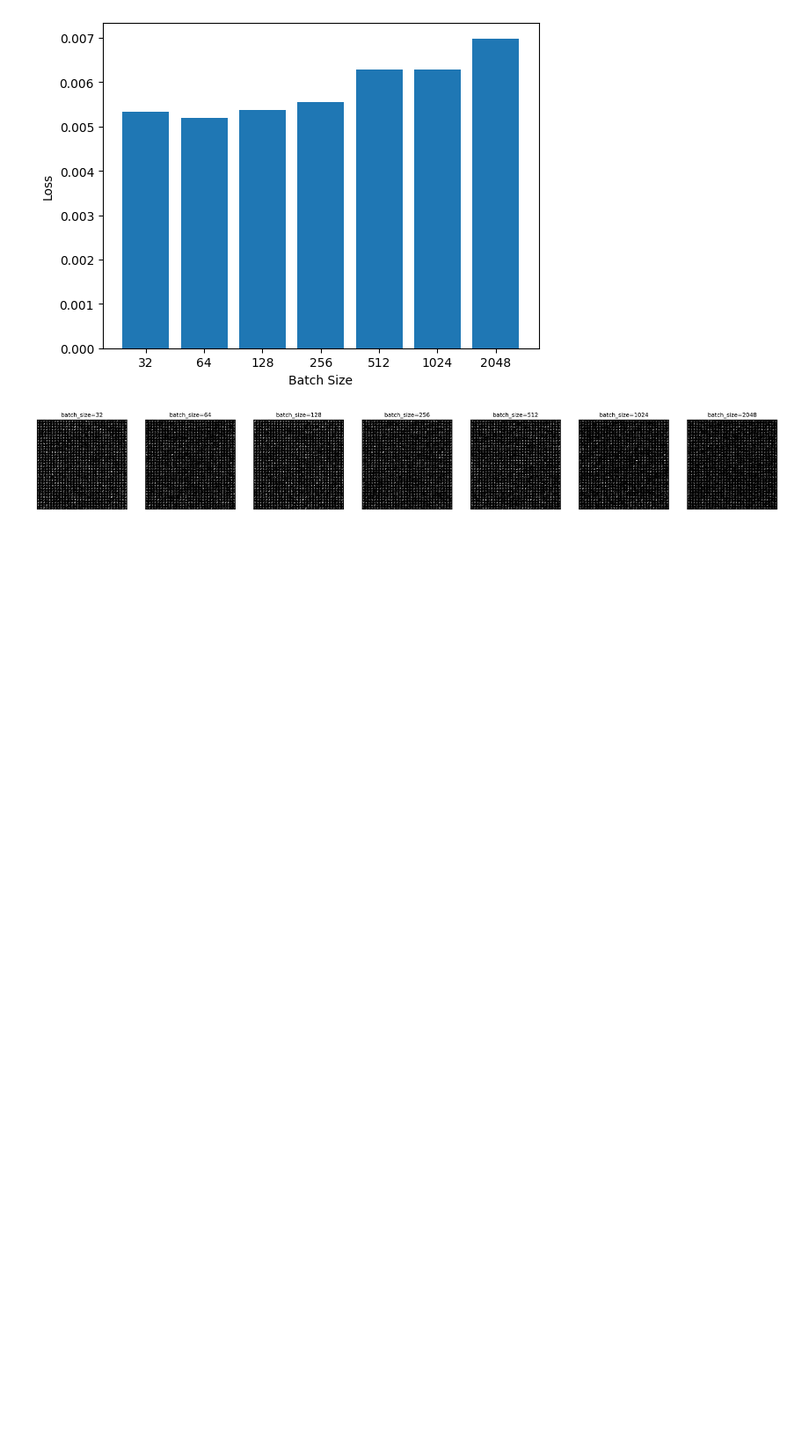
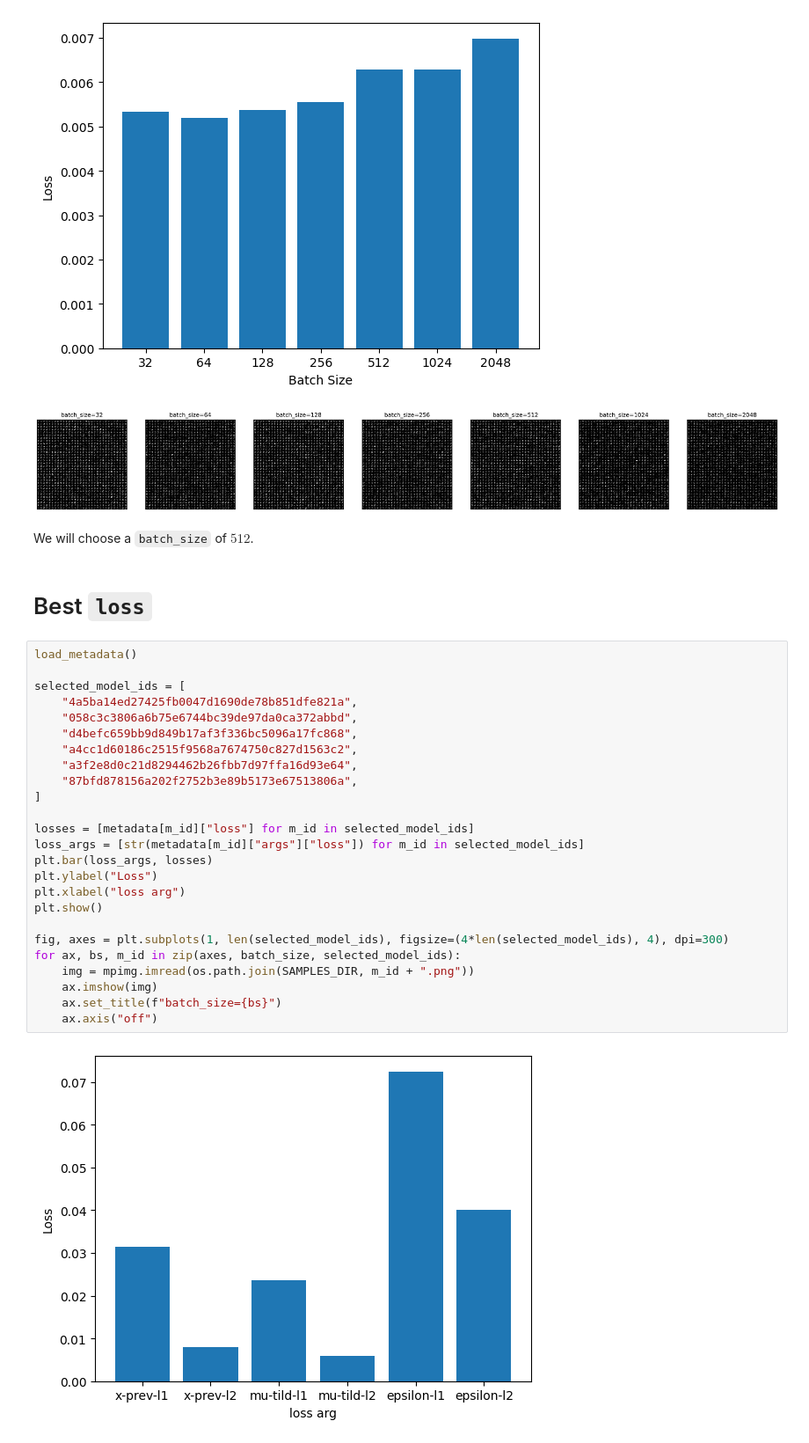
Before and after one commit to lucasmrdt/diffusion-model, a Jupyter notebook: notebooks/evaluation.ipynb, the cells around one changed output. Shown at 88% size. Saved outputs shown, nothing was run; the diff lists cells and outputs as text; blank space fills up the shorter version.

Commit message:
add new models

```diff
--- a/notebooks/evaluation.ipynb
+++ b/notebooks/evaluation.ipynb
@@ -44,3 +44,34 @@ for ax, bs, m_id in zip(axes, batch_size, selected_model_ids):
 # %% [output]
 [figure]
 [figure]
+# %% [markdown]
+We will choose a `batch_size` of $512$.
+# %% [markdown]
+# Best `loss`
+# %%
+load_metadata()
+
+selected_model_ids = [
+    "4a5ba14ed27425fb0047d1690de78b851dfe821a",
+    "058c3c3806a6b75e6744bc39de97da0ca372abbd",
+    "d4befc659bb9d849b17af3f336bc5096a17fc868",
+    "a4cc1d60186c2515f9568a7674750c827d1563c2",
+    "a3f2e8d0c21d8294462b26fbb7d97ffa16d93e64",
+    "87bfd878156a202f2752b3e89b5173e67513806a",
+]
+
+losses = [metadata[m_id]["loss"] for m_id in selected_model_ids]
+loss_args = [str(metadata[m_id]["args"]["loss"]) for m_id in selected_model_ids]
+plt.bar(loss_args, losses)
+plt.ylabel("Loss")
+plt.xlabel("loss arg")
+plt.show()
+
+fig, axes = plt.subplots(1, len(selected_model_ids), figsize=(4*len(selected_model_ids), 4), dpi=300)
+for ax, bs, m_id in zip(axes, batch_size, selected_model_ids):
+    img = mpimg.imread(os.path.join(SAMPLES_DIR, m_id + ".png"))
+    ax.imshow(img)
+    ax.set_title(f"batch_size={bs}")
+    ax.axis("off")
+# %% [output]
+[figure, added]
```
Also changed, not shown: parts of 2 cells of this notebook, 4 other files.
